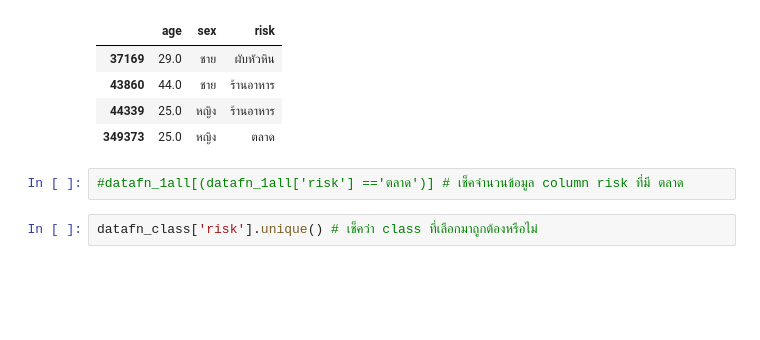
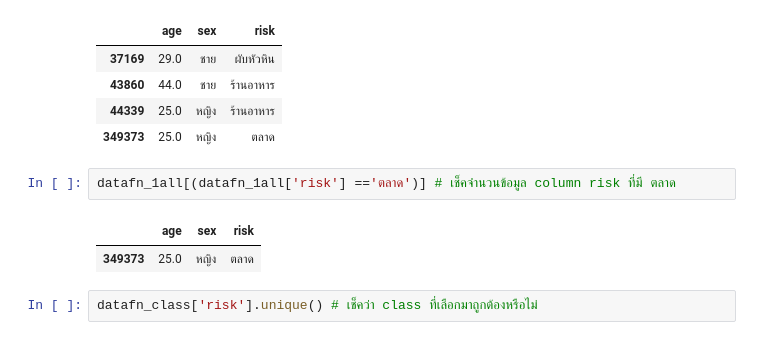
Before and after one commit to Chanakarn06/data_viz_2022, a Jupyter notebook: DataViz01_Table_Data.ipynb, the cells around one changed output. Cells and saved outputs as stored; diff of their text form; blank space fills up the shorter version.

```diff
--- a/DataViz01_Table_Data.ipynb
+++ b/DataViz01_Table_Data.ipynb
@@ -316,7 +326,10 @@ datafn_class
 | 44339 | 25.0 | หญิง | ร้านอาหาร |
 | 349373 | 25.0 | หญิง | ตลาด |
 # %%
-#datafn_1all[(datafn_1all['risk'] =='ตลาด')] # เช็คจำนวนข้อมูล column risk ที่มี ตลาด
+datafn_1all[(datafn_1all['risk'] =='ตลาด')] # เช็คจำนวนข้อมูล column risk ที่มี ตลาด
+# %% [output]
+|  | age | sex | risk |
+| 349373 | 25.0 | หญิง | ตลาด |
 # %%
 datafn_class['risk'].unique() # เช็คว่า class ที่เลือกมาถูกต้องหรือไม่
 # %% [output]
```
Also changed, not shown: parts of 2 cells of this notebook.
